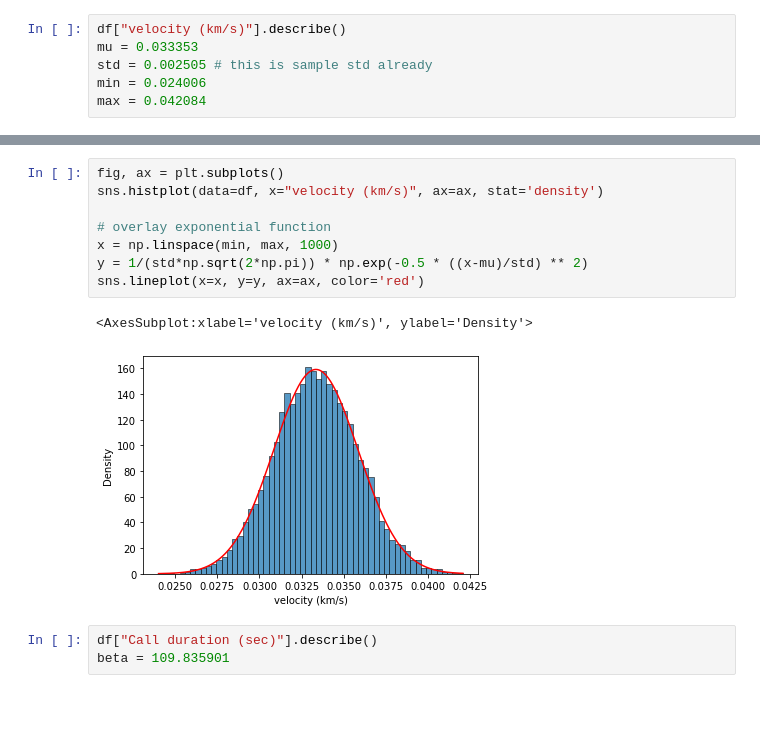
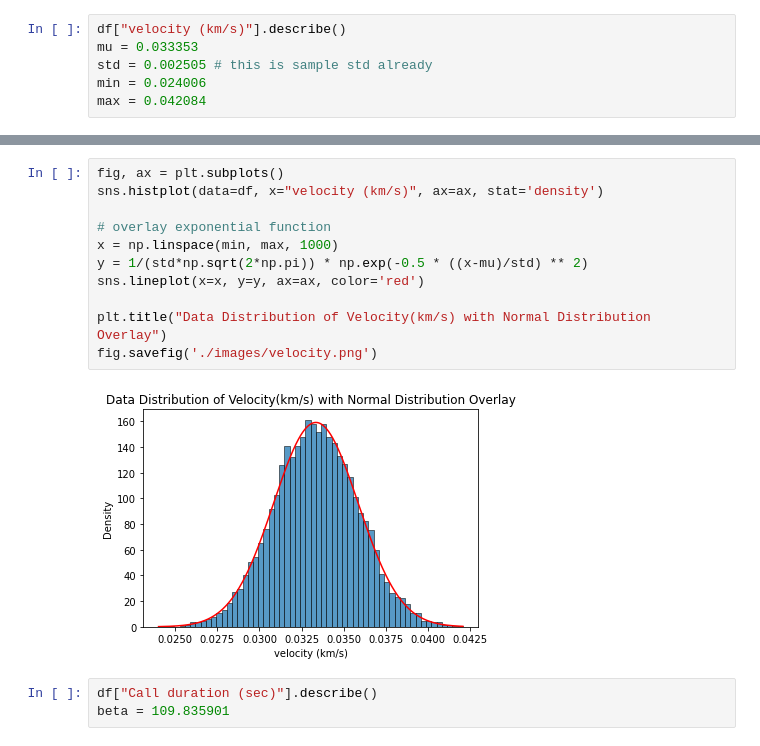
Before and after one commit to reubenwong97/Highway-Discrete-Event-Simulator, a Jupyter notebook: data_exploration.ipynb, the cells around one changed output, grey strips where cells are left out. Cells and saved outputs as stored; diff of their text form; blank space fills up the shorter version.

```diff
--- a/data_exploration.ipynb
+++ b/data_exploration.ipynb
@@ -46,14 +83,16 @@ max = 0.042084
 # %%
 fig, ax = plt.subplots()
 sns.histplot(data=df, x="velocity (km/s)", ax=ax, stat='density')
 
 # overlay exponential function
 x = np.linspace(min, max, 1000)
 y = 1/(std*np.sqrt(2*np.pi)) * np.exp(-0.5 * ((x-mu)/std) ** 2)
 sns.lineplot(x=x, y=y, ax=ax, color='red')
+
+plt.title("Data Distribution of Velocity(km/s) with Normal Distribution Overlay")
+fig.savefig('./images/velocity.png')
 # %% [output]
-<AxesSubplot:xlabel='velocity (km/s)', ylabel='Density'>
-[figure, old version]
+[figure, new version]
 # %%
 df["Call duration (sec)"].describe()
 beta = 109.835901
```
Also changed, not shown: parts of 15 cells of this notebook, 9 other files.
